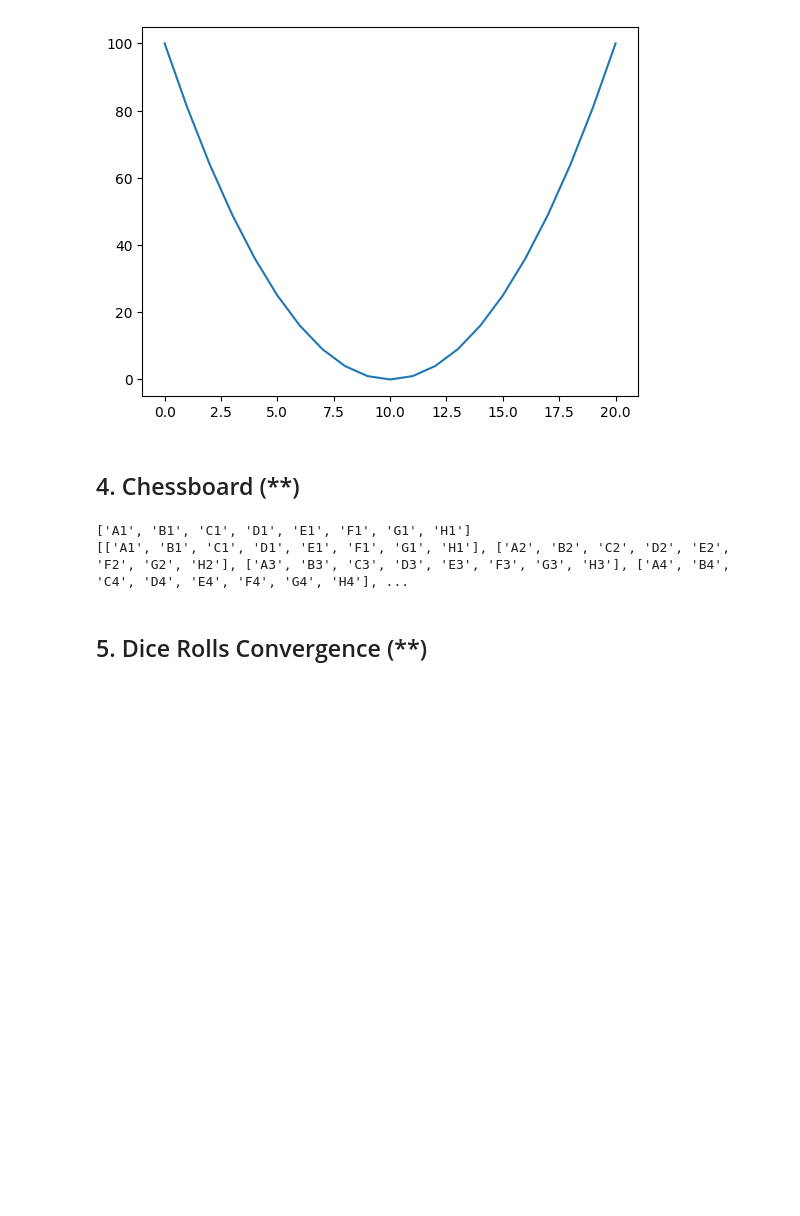
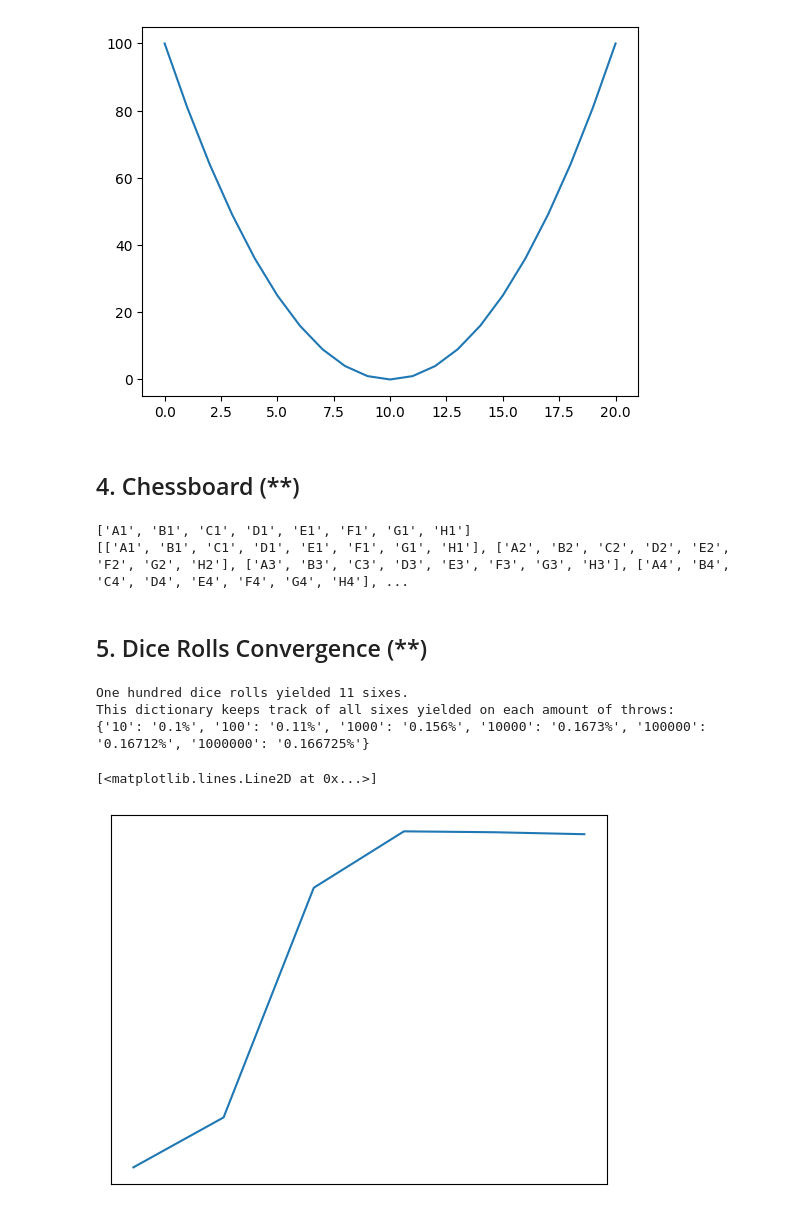
Before and after one commit to GuillermoTuesta/Python-GuillermoTuesta, a Jupyter notebook: IT-Högskolan/Exercises/Exercise 04 - List exercises.ipynb, the cells around one changed output. Cells and saved outputs as stored; diff of their text form; code cells hidden in the pictures; blank space fills up the shorter version.

```diff
--- a/IT-Högskolan/Exercises/Exercise 04 - List exercises.ipynb
+++ b/IT-Högskolan/Exercises/Exercise 04 - List exercises.ipynb
@@ -89,0 +76,53 @@ def DiceRollerSixCatcher(Throws):
+# %%
+from random import randint
+import matplotlib.pyplot as plt
+import numpy as np
+
+def DiceStats(SoughtNumber, Throws):
+    ''' RETURNS STATISTICS FROM GIVEN NUMBER AND AMOUNT OF THROWS. '''
+
+    if SoughtNumber <= 0 or SoughtNumber >= 7:
+        print("DiceStats: SoughtNumber is not within range 1-6.")
+
+    Caught = 0
+
+    for Throw in range(Throws):
+        Caught = Caught + 1 if randint(1,6) == SoughtNumber else Caught
+
+    return Caught
+
+DiceStatDictionary = {
+    "10": f"{DiceStats(6, 10)}",
+    "100": f"{DiceStats(6, 100)}",
+    "1000": f"{DiceStats(6, 1000)}",
+    "10000": f"{DiceStats(6, 10000)}",
+    "100000": f"{DiceStats(6, 100000)}",
+    "1000000": f"{DiceStats(6, 1000000)}"
+    }
+
+SixProbabilityDictionary = {
+    "10": f"{int(DiceStatDictionary['10']) / 10}%",
+    "100": f"{int(DiceStatDictionary['100']) / 100}%",
+    "1000": f"{int(DiceStatDictionary['1000']) / 1000}%",
+    "10000": f"{int(DiceStatDictionary['10000']) / 10000}%",
+    "100000": f"{int(DiceStatDictionary['100000']) / 100000}%",
+    "1000000": f"{int(DiceStatDictionary['1000000']) / 1000000}%",
+}
+
+SixProbabilityList = [int(DiceStatDictionary['10']) / 10, int(DiceStatDictionary['100'])/ 100, int(DiceStatDictionary['1000'])/ 1000, int(DiceStatDictionary['10000'])/ 10000, int(DiceStatDictionary['100000'])/ 100000, int(DiceStatDictionary['1000000'])/ 1000000]
+
+print(f"One hundred dice rolls yielded {DiceStatDictionary['100']} sixes.") # a
+
+print("This dictionary keeps track of all sixes yielded on each amount of throws:")
+print(SixProbabilityDictionary) # b
+
+fig = plt.subplot()
+fig.set_xticks(np.logspace(1, 6, num=6),['10', '100', '1000', '10000', '100000', '1000000']) # Fix Labelling ;(
+fig.set_yticks(np.arange(0.5 , 5.5, 0.5), ['0.5', '1', '1.5', '2', '2.5', '3', '3.5', '4', '4.5', '5']) # fix labelling ;(
+fig.plot(SixProbabilityList)
+# %% [output]
+One hundred dice rolls yielded 11 sixes.
+This dictionary keeps track of all sixes yielded on each amount of throws:
+{'10': '0.1%', '100': '0.11%', '1000': '0.156%', '10000': '0.1673%', '100000': '0.16712%', '1000000': '0.166725%'}
+[<matplotlib.lines.Line2D at 0x...>]
+[figure, added]
```
Also changed, not shown: parts of 8 cells of this notebook.
